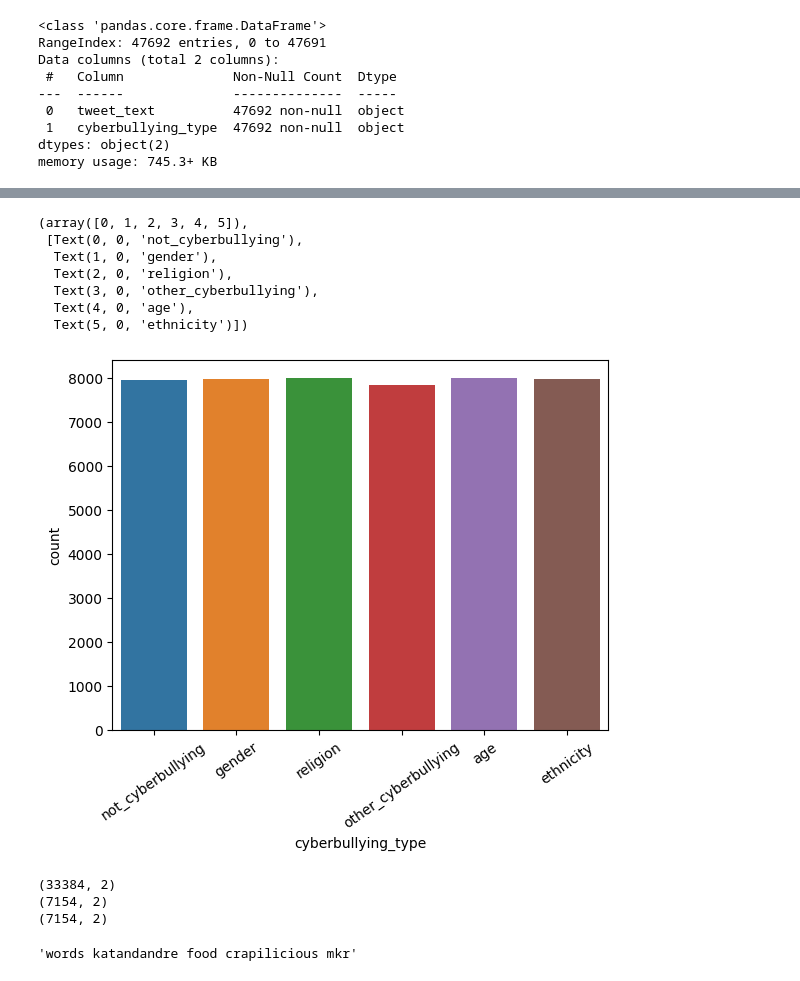
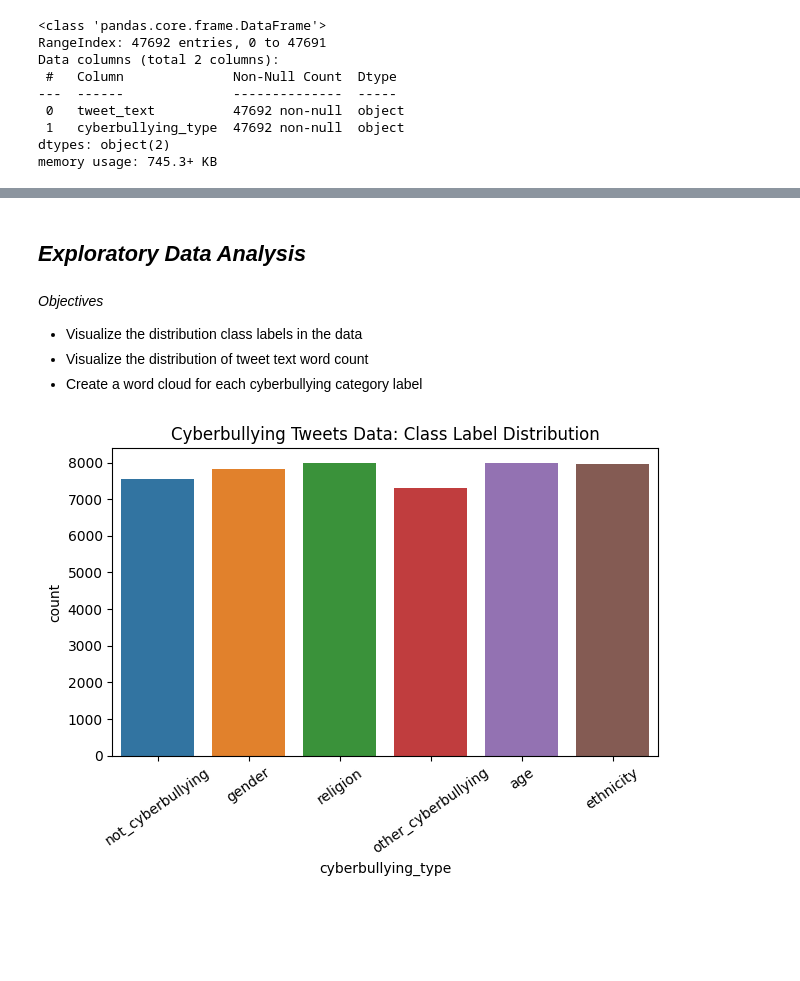
Before and after one commit to benkarabinus/nerdy_data_stuff, a Jupyter notebook: DU/COMP4449/FinalRough/FinalRough.ipynb, the cells around one changed output, grey strips where cells are left out. Saved outputs shown, nothing was run; the diff lists cells and outputs as text; code cells hidden in the pictures; blank space fills up the shorter version.

```diff
--- a/DU/COMP4449/FinalRough/FinalRough.ipynb
+++ b/DU/COMP4449/FinalRough/FinalRough.ipynb
@@ -33,3 +88,12 @@ Data columns (total 2 columns):
  1   cyberbullying_type  47692 non-null  object
 dtypes: object(2)
 memory usage: 745.3+ KB
+# %%
+"""check for duplicate records and drop if exists"""
+
+# print count of duplicate records before drop
+print(tweets.duplicated().sum())
+# drop duplicate records
+tweets.drop_duplicates(inplace=True)
+# print count of duplicate records following drop
+print(tweets.duplicated().sum())
@@ -35,0 +159,5 @@ memory usage: 745.3+ KB
+# %%
+"""clean text and print first 50 records following cleaning"""
+
+tweets['tweet_text'] = tweets['tweet_text'].apply(lambda x: clean_text(x))
+tweets['tweet_text'].loc[0:50].tolist()
@@ -36,14 +182,21 @@ memory usage: 745.3+ KB
+# %%
+"""drop records that contain no tweet text following cleaning"""
+
+tweets = tweets[tweets['tweet_text'] != '']
+# %% [markdown]
+## *Exploratory Data Analysis*
+# %% [markdown]
+*Objectives*
+
+- Visualize the distribution class labels in the data
+- Visualize the distribution of tweet text word count
+- Create a word cloud for each cyberbullying category label
 # %%
-"""Quick EDA, check for class imbalance"""
+"""visualize the distribution of class labels in the data"""
 
 sns.countplot(data=tweets, x=tweets['cyberbullying_type'])
 plt.xticks(rotation=35)
+plt.title('Cyberbullying Tweets Data: Class Label Distribution')
+plt.tight_layout()
 # %% [output]
-(array([0, 1, 2, 3, 4, 5]),
- [Text(0, 0, 'not_cyberbullying'),
-  Text(1, 0, 'gender'),
-  Text(2, 0, 'religion'),
-  Text(3, 0, 'other_cyberbullying'),
-  Text(4, 0, 'age'),
-  Text(5, 0, 'ethnicity')])
-[figure, old version]
+[figure, new version]
@@ -68,23 +202,0 @@ tweets['tweet_text'] = tweets['tweet_text'].apply(clean_text)
-# %%
-"""split the data into training, validation, and test sets"""
-
-# get training and ttest set with sklearn train, test split functionality
-train_df, test_df = train_test_split(tweets, test_size=0.3)
-
-# take a random sample from train df to further segment into training and validation
-val_df = test_df.sample(frac=0.5)
-test_df.drop(val_df.index, inplace=True)
-
-print(train_df.shape)
-print(val_df.shape)
-print(test_df.shape)
-# %% [output]
-(33384, 2)
-(7154, 2)
-(7154, 2)
-# %%
-"""print some shit just to do it"""
-
-train_df['tweet_text'][0]
-# %% [output]
-'words katandandre food crapilicious mkr'
```
Also changed, not shown: parts of 27 cells of this notebook, 2 other files.
